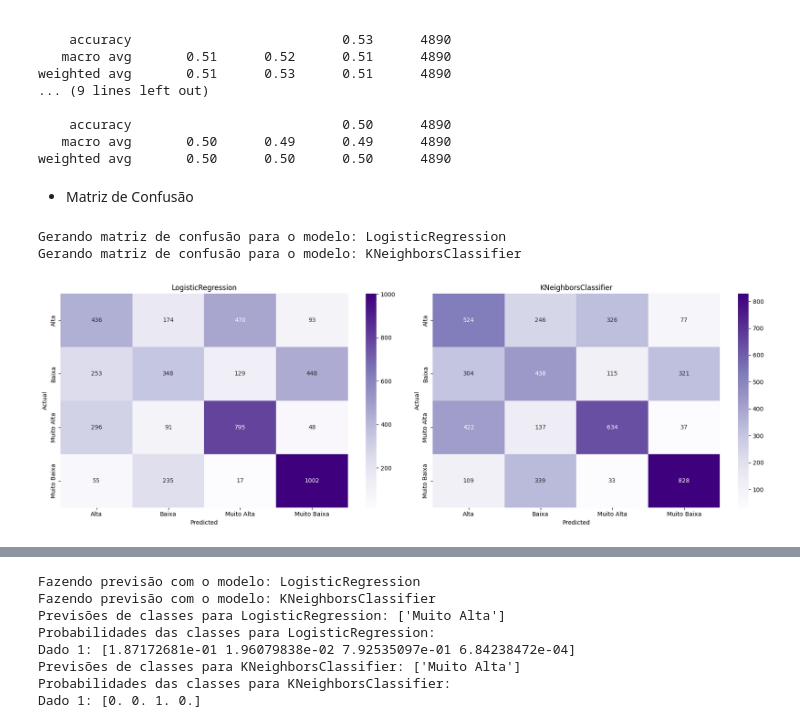
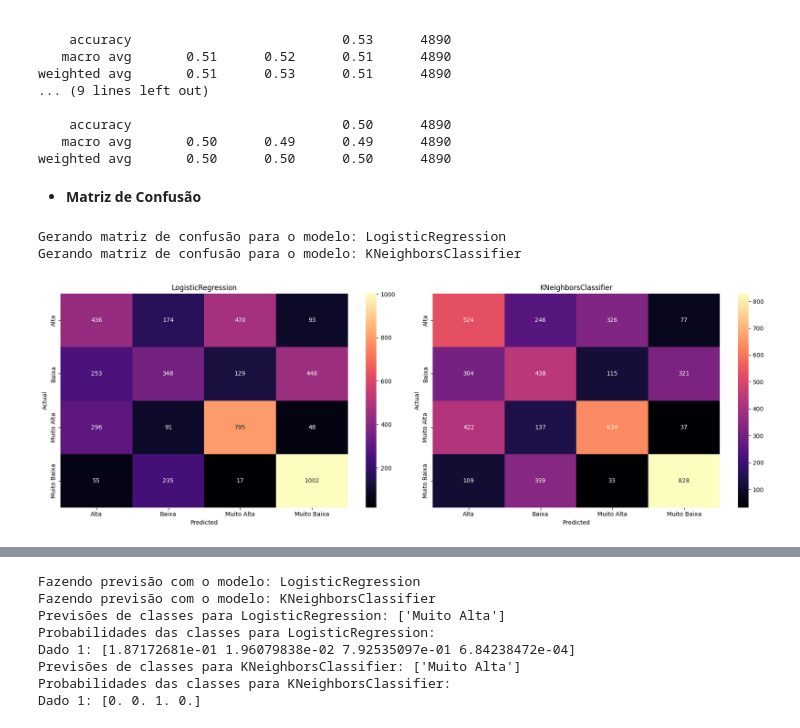
Before and after one commit to micaellimaj/Modelo_Predicao_De_Precos_Imoveis, a Jupyter notebook: Notebooks/3_Modelos_Machine_Learning.ipynb, the cells around one changed output, grey strips where cells are left out. Cells and saved outputs as stored; diff of their text form; code cells hidden in the pictures.

Commit message:
documentando todos os modelos( regressao, classificacao e agrupamento) / organizando conteudo/ resumo de insights

```diff
--- a/Notebooks/3_Modelos_Machine_Learning.ipynb
+++ b/Notebooks/3_Modelos_Machine_Learning.ipynb
@@ -85,0 +67,2 @@ dados_dicionario.head(20)
+# %%
+paleta_personalizada = ["#E01168", "#F877AD", "#E995B8", "#510524","#D0B2BE","#8C0038"]
@@ -333,0 +383,20 @@ Passing `palette` without assigning `hue` is deprecated and will be removed in v
+# %%
+plt.figure(figsize=(20, 5))
+
+metrics = [
+    ('std_test_neg_mean_absolute_error', 'Desvio Padrão do Erro Médio Absoluto'),
+    ('std_test_r2', 'Desvio Padrão do R²'),
+    ('std_test_neg_mean_absolute_percentage_error', 'Desvio Padrão do Erro Percentual Absoluto'),
+    ('std_test_neg_mean_squared_error', 'Desvio Padrão do Erro Quadrático Médio')
+]
+
+for i, (metric, title) in enumerate(metrics, 1):
+    plt.subplot(1, 4, i)
+    sns.barplot(data=results_pivot, x='model', y=metric, palette=paleta_personalizada)
+    plt.title(f'{title} por Modelo')
+    plt.ylabel(title)
+    plt.xlabel('Modelo')
+    plt.xticks(rotation=45)
+
+plt.tight_layout()
+plt.show()
@@ -333,0 +470,5 @@ Passing `palette` without assigning `hue` is deprecated and will be removed in v
+# %%
+with open('regressao.pkl', 'wb') as f:
+    pickle.dump(model, f)
+
+print("Modelo salvo com sucesso em 'regressao.pkl'")
@@ -469,40 +674,35 @@ weighted avg       0.51      0.53      0.51      4890
    macro avg       0.50      0.49      0.49      4890
 weighted avg       0.50      0.50      0.50      4890
 # %% [markdown]
-* Matriz de Confusão
+* **Matriz de Confusão**
 # %%
+cores_personalizadas = sns.color_palette("magma", as_cmap=True)
+
 fig, axes = plt.subplots(1, len(modelos), figsize=(18, 6))
 
-# Loop para gerar as matrizes de confusão
 for i, model in enumerate(modelos):
     model_name = model.__class__.__name__
     print(f"Gerando matriz de confusão para o modelo: {model_name}")
 
-    # Criar o pipeline
     pipeline = Pipeline(steps=[
         ("preprocessor", preprocessor),
         ("model", model),
     ])
 
-    # Treinar o pipeline
     pipeline.fit(X_train, y_train)
 
-    # Fazer predições
     y_pred = pipeline.predict(X_test)
 
-    # Gerar a matriz de confusão
     cm = confusion_matrix(y_test, y_pred, labels=pipeline.classes_)
 
-    # Plotar a matriz de confusão no subplot correspondente
-    sns.heatmap(cm, annot=True, fmt='d', xticklabels=pipeline.classes_, yticklabels=pipeline.classes_, ax=axes[i], cmap='Purples')
+    sns.heatmap(cm, annot=True, fmt='d', xticklabels=pipeline.classes_, yticklabels=pipeline.classes_, ax=axes[i],  cmap=cores_personalizadas)
     axes[i].set_title(f"{model_name}")
     axes[i].set_xlabel("Predicted")
     axes[i].set_ylabel("Actual")
 
-# Ajustar layout
 plt.tight_layout()
 plt.show()
 # %% [output]
 Gerando matriz de confusão para o modelo: LogisticRegression
 Gerando matriz de confusão para o modelo: KNeighborsClassifier
-[figure, old version]
+[figure, new version]
```
Also changed, not shown: parts of 150 cells of this notebook, 4 other files.
